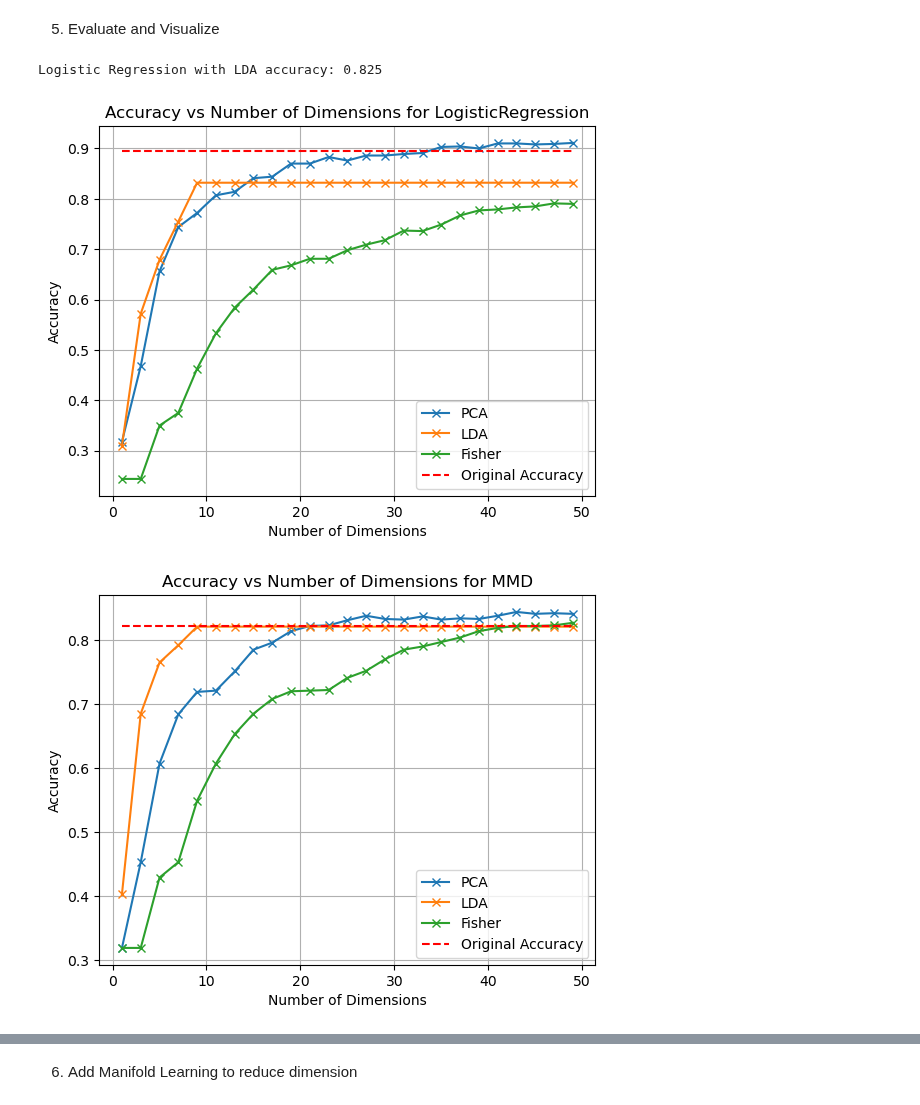
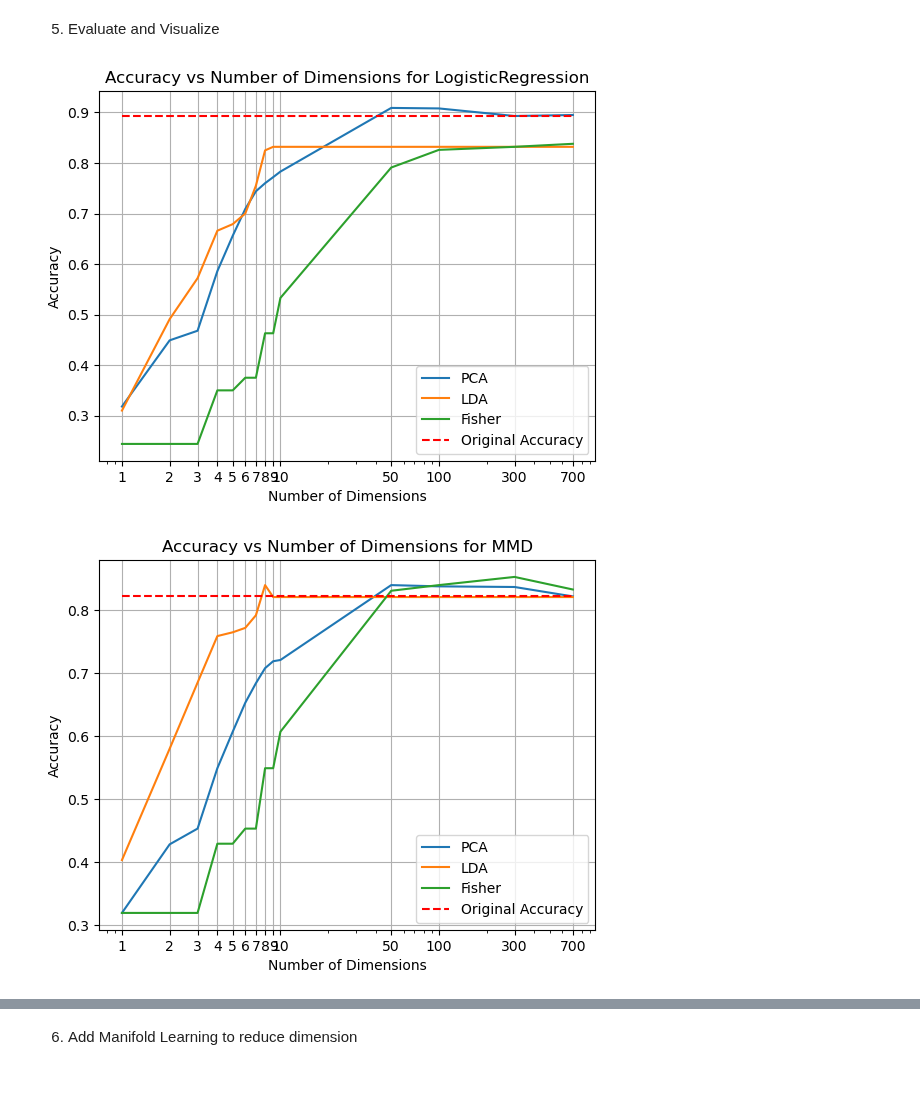
Before and after one commit to yzmyyds/NTU_EE6222, a Jupyter notebook: Assignments/Assignment_1/Implement.ipynb, the cells around one changed output, grey strips where cells are left out. Drawn from its saved outputs; the diff is of its cells as text; code cells hidden in the pictures.

```diff
--- a/Assignments/Assignment_1/Implement.ipynb
+++ b/Assignments/Assignment_1/Implement.ipynb
@@ -148,6 +181,12 @@ y_pred_mmd=classifier_mmd.predict(X_test)
 accuracy_mmd=classifier_mmd.score(X_test,y_test)
 print("MMD accuracy:", accuracy_mmd)
 
+classifier_knn=kNN(k=3)
+classifier_knn.fit(X_train,y_train)
+y_pred_knn=classifier_knn.predict(X_test)
+accuracy_knn=classifier_knn.score(X_test,y_test)
+print("kNN accuracy:", accuracy_knn)
+
 classifier_lr=LogisticRegression(max_iter=1000)
 classifier_lr.fit(X_train, y_train)
 y_pred_lr=classifier_lr.predict(X_test)
@@ -257,8 +297,8 @@ def model_accuracy(dimensions, X_train, y_train, X_test, y_test, model, method):
             classifier = MED()
         elif model == 'MMD':
             classifier = MMD()
-        elif model == 'Bayes':
-            classifier = Bayes()
+        elif model == 'kNN':
+            classifier = kNN(3)
         elif model == 'LogisticRegression':
             classifier = LogisticRegression(max_iter=1000)
         else:
@@ -278,8 +318,8 @@ def arrangement(dimensions, X_train, y_train, X_test, y_test, models, methods):
             classifier = MED()
         elif model == 'MMD':
             classifier = MMD()
-        elif model == 'Bayes':
-            classifier = Bayes()
+        elif model == 'kNN':
+            classifier = kNN(3)
         elif model == 'LogisticRegression':
             classifier = LogisticRegression(max_iter=1000)
         else:
@@ -299,34 +339,25 @@ def visualize(dimensions,accuracys,models,methods,refer_acc):
         y=accuracys[i]
         plt.figure()
         for j, method in enumerate(methods):
-            plt.plot(x,y[j], label=method, marker='x')
+            plt.plot(x,y[j], label=method)
         origin_acc=np.zeros(x.shape)+refer_acc[i]
         plt.plot(x,origin_acc, label='Original Accuracy', linestyle='--', color='red')
         plt.title(f'Accuracy vs Number of Dimensions for {model}')
+        plt.xscale('log')
+        plt.xticks(dimensions, dimensions)
         plt.xlabel('Number of Dimensions')
         plt.ylabel('Accuracy')
         plt.legend()
         plt.grid()
         plt.savefig(f'Report/Images/{model}_accuracy.png')
         plt.show()
-# %%
-clr=LogisticRegression(max_iter=1000)
-reduc_machine=LDA(n_components=8)
-reduc_machine.fit(X_train,y_train)
-X_test_reduced=reduc_machine.transform(X_test)
-X_train_reduced=reduc_machine.transform(X_train)
-clr.fit(X_train_reduced,y_train)
-accuracy_clr=clr.score(X_test_reduced,y_test)
-print("Logistic Regression with LDA accuracy:", accuracy_clr)
-# %% [output]
-Logistic Regression with LDA accuracy: 0.825
 # %%
-dimensions = np.arange(1, 50, 2)
-models=[ 'LogisticRegression','MMD']
+dimensions = np.array([1,2,3,4,5,6,7,8,9,10,50,100,300,700])
+models=[ 'LogisticRegression','MMD','kNN']
 methods = ['PCA', 'LDA', 'Fisher']
 accuracys_total, refer_acc=arrangement(dimensions, X_train, y_train, X_test, y_test, models, methods)
 # print(accuracys_total)
 visualize(dimensions,accuracys_total,models,methods,refer_acc)
 # %% [output]
-[figure, old version]
+[figure, new version]
-[figure, old version]
+[figure, new version]
```
Also changed, not shown: parts of 4 cells of this notebook, 4 other files.
